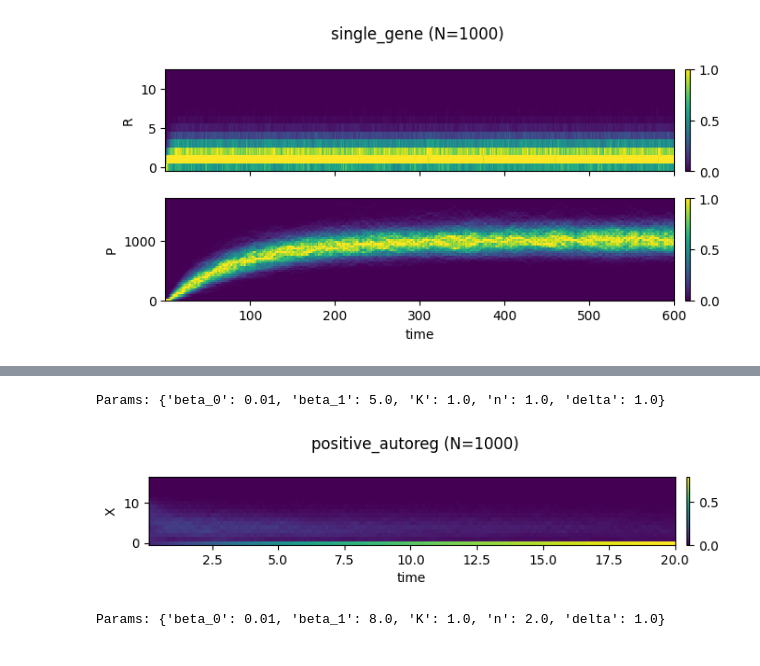
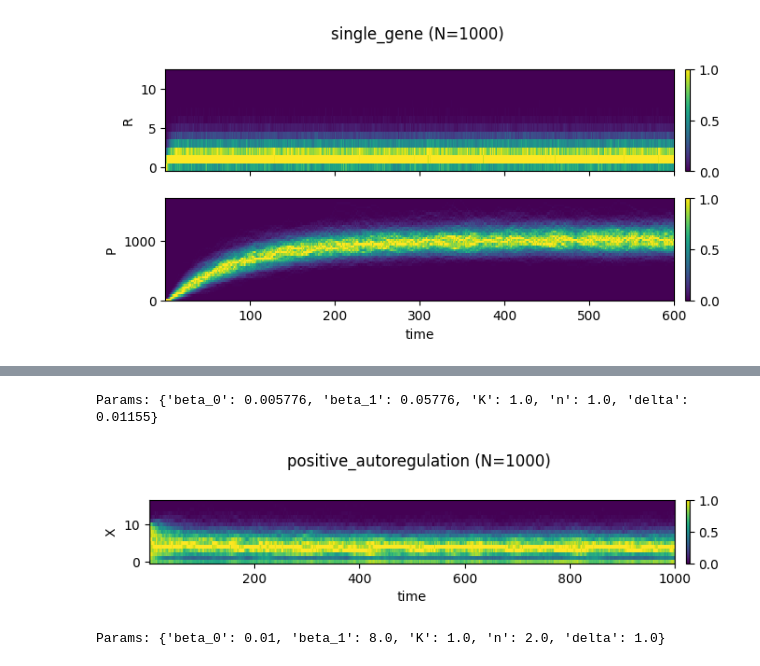
Before and after one commit to robinhenry/crn-jax, a Jupyter notebook: examples/simulate_distributions_from_library.ipynb, the cells around one changed output, grey strips where cells are left out. Cells and saved outputs as stored; diff of their text form; code cells hidden in the pictures.

Commit message:
reviewd positive_autoregulation parameters

```diff
--- a/examples/simulate_distributions_from_library.ipynb
+++ b/examples/simulate_distributions_from_library.ipynb
@@ -75,13 +64,14 @@ run_and_plot_distribution(models.negative_autoregulation, x0=x0, n_steps=5000)
 # %%
 # Positive autoregulation. A single species activates its own production through a Hill
 # term. With sub-cooperative Hill (n ≤ 1) the equilibrium is monostable and graded; with
 # sharper cooperativity and low leakage the dynamics become switch-like (see bistable).
 # Species: X (the species count).
+# Seed x0 ~ Uniform{0..10} (much wider than the SS spread)
 x0 = jax.random.randint(jax.random.PRNGKey(5), (N_REPLICATES, 1), minval=0, maxval=11)
-run_and_plot_distribution(models.positive_autoreg, x0=x0)
+run_and_plot_distribution(models.positive_autoregulation, x0=x0, n_steps=10000)
 # %% [output]
-Params: {'beta_0': 0.01, 'beta_1': 5.0, 'K': 1.0, 'n': 1.0, 'delta': 1.0}
+Params: {'beta_0': 0.005776, 'beta_1': 0.05776, 'K': 1.0, 'n': 1.0, 'delta': 0.01155}
-[figure, old version]
+[figure, new version]
 # %%
 # Bistable self-activation. The same reactions as positive_autoreg, but parameterised in
 # the bistable regime (sharper Hill exponent, lower leakage). Trajectories settle into one
```
Also changed, not shown: parts of 2 cells of this notebook, 6 other files.
